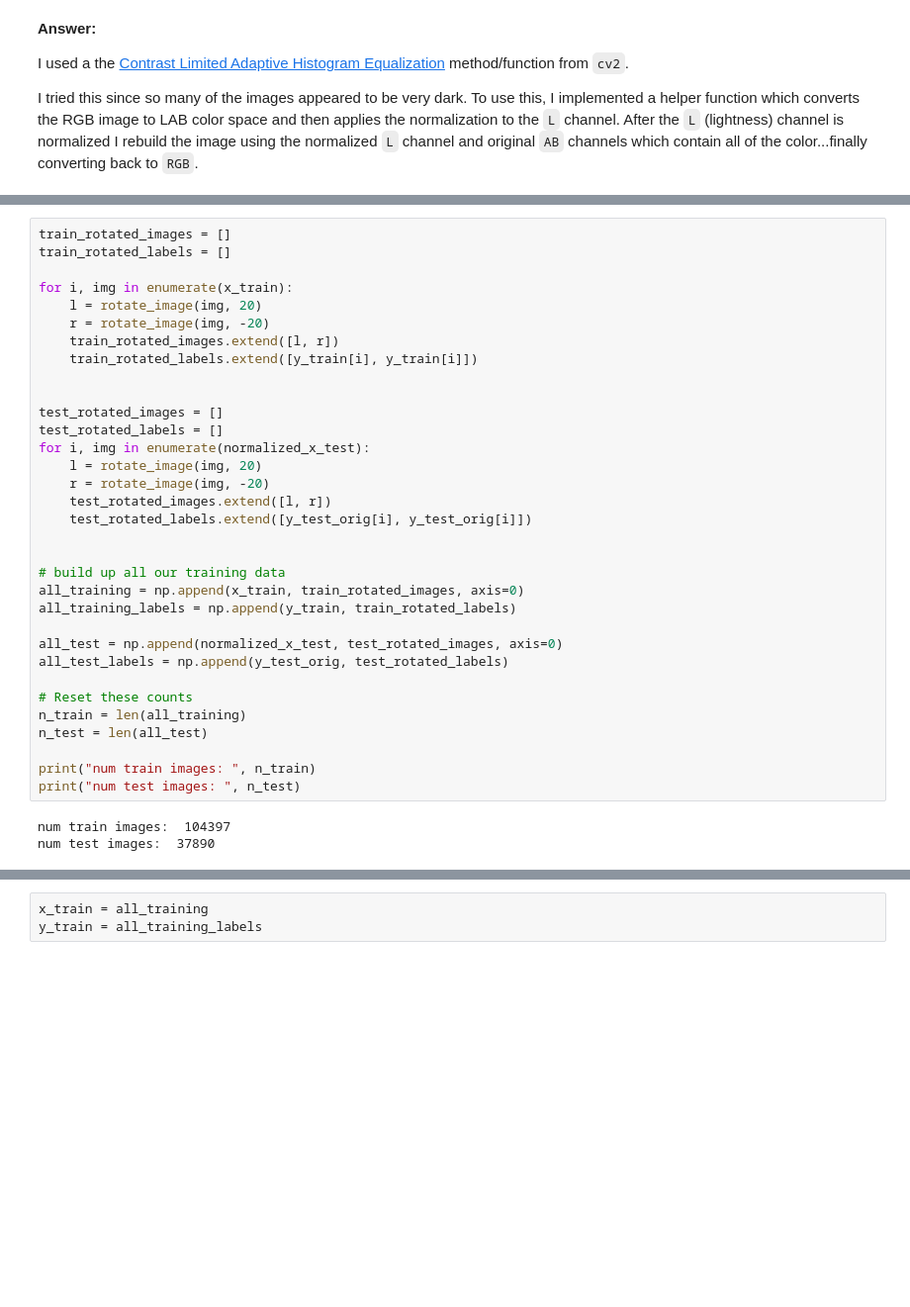
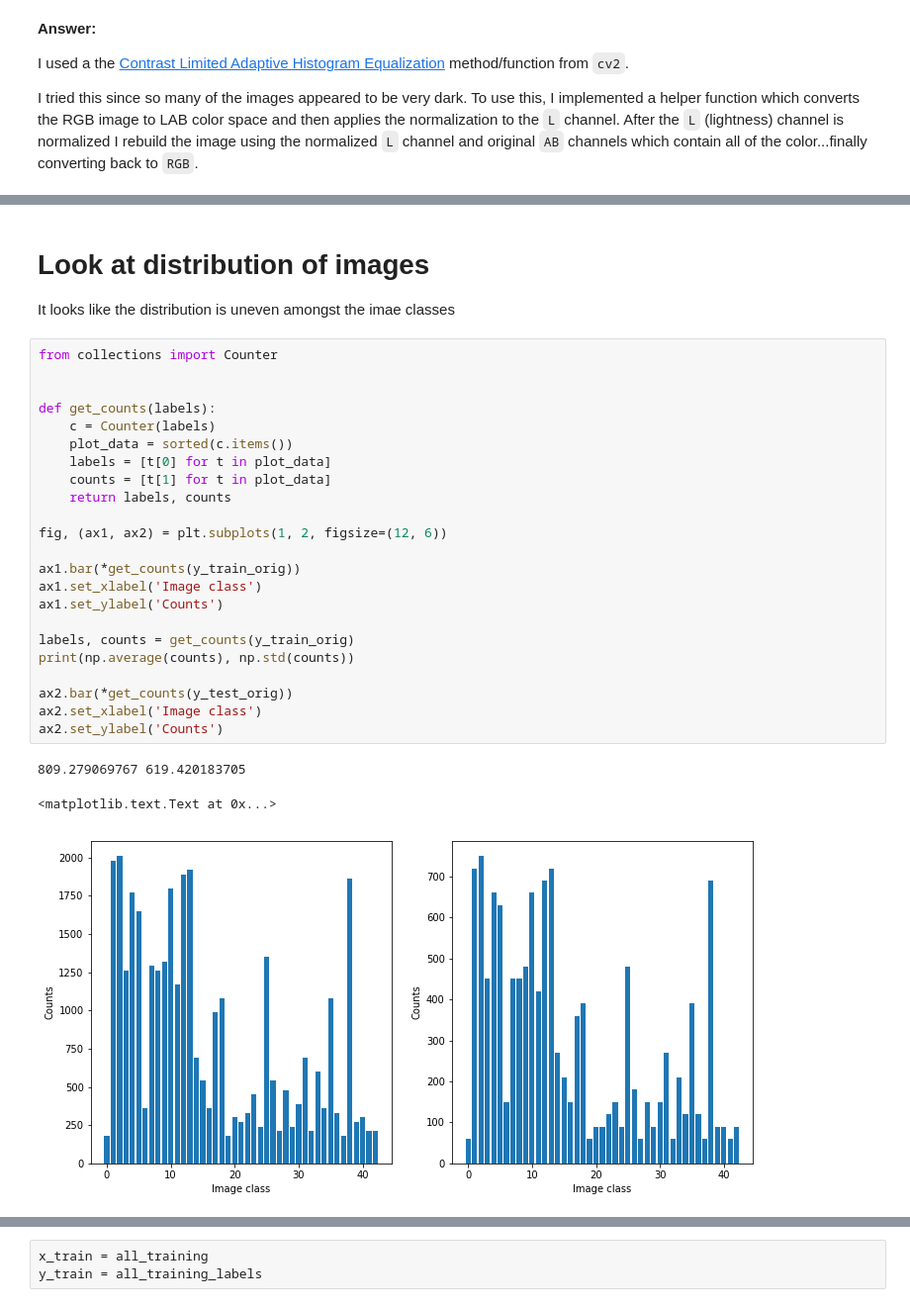
Before and after one commit to brianz/udacity-sdc-p2, a Jupyter notebook: Traffic_Sign_Classifier2.ipynb, the cells around one changed output, grey strips where cells are left out. Shown at 99% size. Cells and saved outputs as stored; diff of their text form; blank space fills up the shorter version.

```diff
--- a/Traffic_Sign_Classifier2.ipynb
+++ b/Traffic_Sign_Classifier2.ipynb
@@ -245,36 +272,31 @@ plt.imshow(right_image)
-# %%
-train_rotated_images = []
-train_rotated_labels = []
-
-for i, img in enumerate(x_train):
-    l = rotate_image(img, 20)
-    r = rotate_image(img, -20)
-    train_rotated_images.extend([l, r])
-    train_rotated_labels.extend([y_train[i], y_train[i]])
-
-
-test_rotated_images = []
-test_rotated_labels = []
-for i, img in enumerate(normalized_x_test):
-    l = rotate_image(img, 20)
-    r = rotate_image(img, -20)
-    test_rotated_images.extend([l, r])
-    test_rotated_labels.extend([y_test_orig[i], y_test_orig[i]])
-
-
-# build up all our training data
-all_training = np.append(x_train, train_rotated_images, axis=0)
-all_training_labels = np.append(y_train, train_rotated_labels)
-
-all_test = np.append(normalized_x_test, test_rotated_images, axis=0)
-all_test_labels = np.append(y_test_orig, test_rotated_labels)
-
-# Reset these counts
-n_train = len(all_training)
-n_test = len(all_test)
-
-print("num train images: ", n_train)
-print("num test images: ", n_test)
-# %% [output]
-num train images:  104397
-num test images:  37890
+# %% [markdown]
+# Look at distribution of images
+
+It looks like the distribution is uneven amongst the imae classes
+# %%
+from collections import Counter
+
+
+def get_counts(labels):
+    c = Counter(labels)
+    plot_data = sorted(c.items())
+    labels = [t[0] for t in plot_data]
+    counts = [t[1] for t in plot_data]
+    return labels, counts
+
+fig, (ax1, ax2) = plt.subplots(1, 2, figsize=(12, 6))
+
+ax1.bar(*get_counts(y_train_orig))
+ax1.set_xlabel('Image class')
+ax1.set_ylabel('Counts')
+
+labels, counts = get_counts(y_train_orig)
+print(np.average(counts), np.std(counts))
+
+ax2.bar(*get_counts(y_test_orig))
+ax2.set_xlabel('Image class')
+ax2.set_ylabel('Counts')
+# %% [output]
+809.279069767 619.420183705
+<matplotlib.text.Text at 0x...>
+[figure, added]
```
Also changed, not shown: parts of 21 cells of this notebook.
